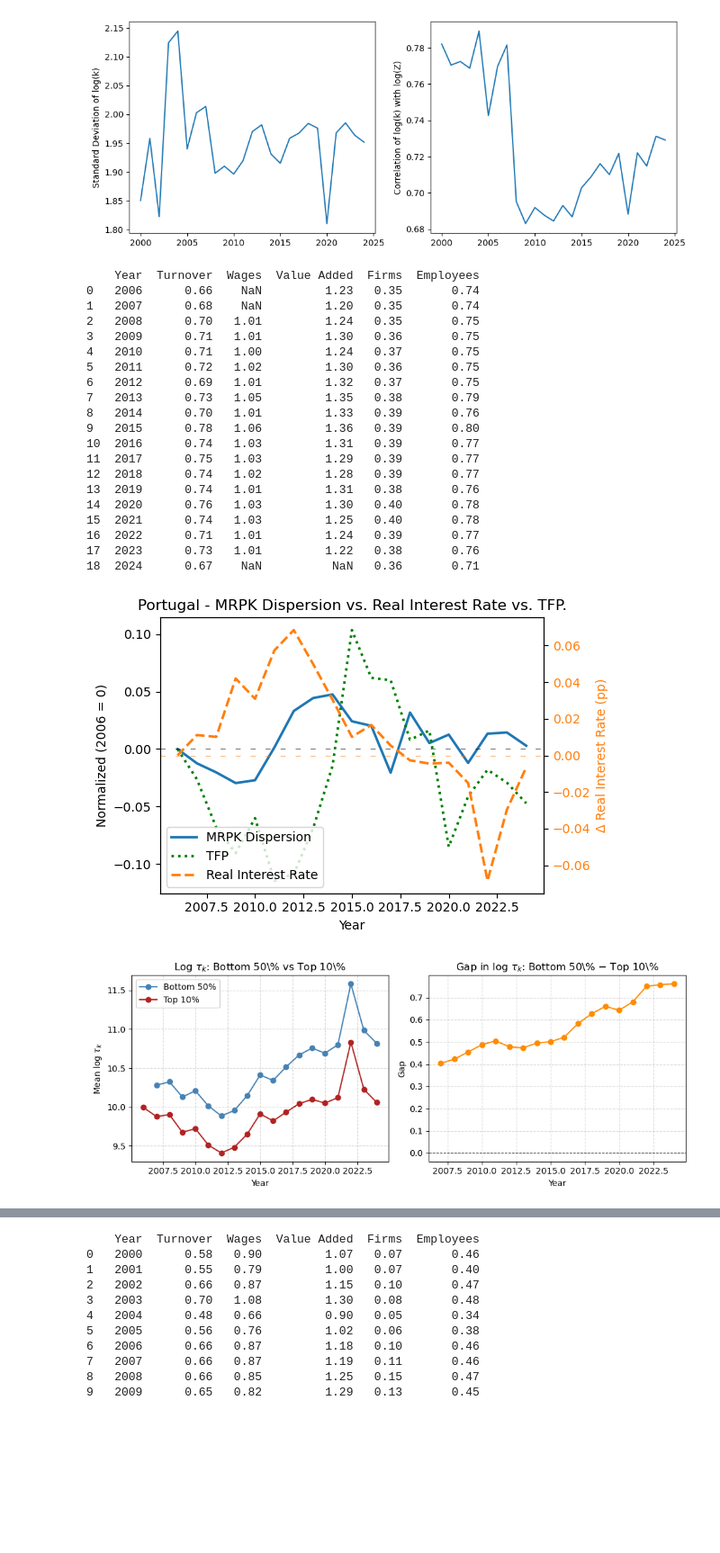
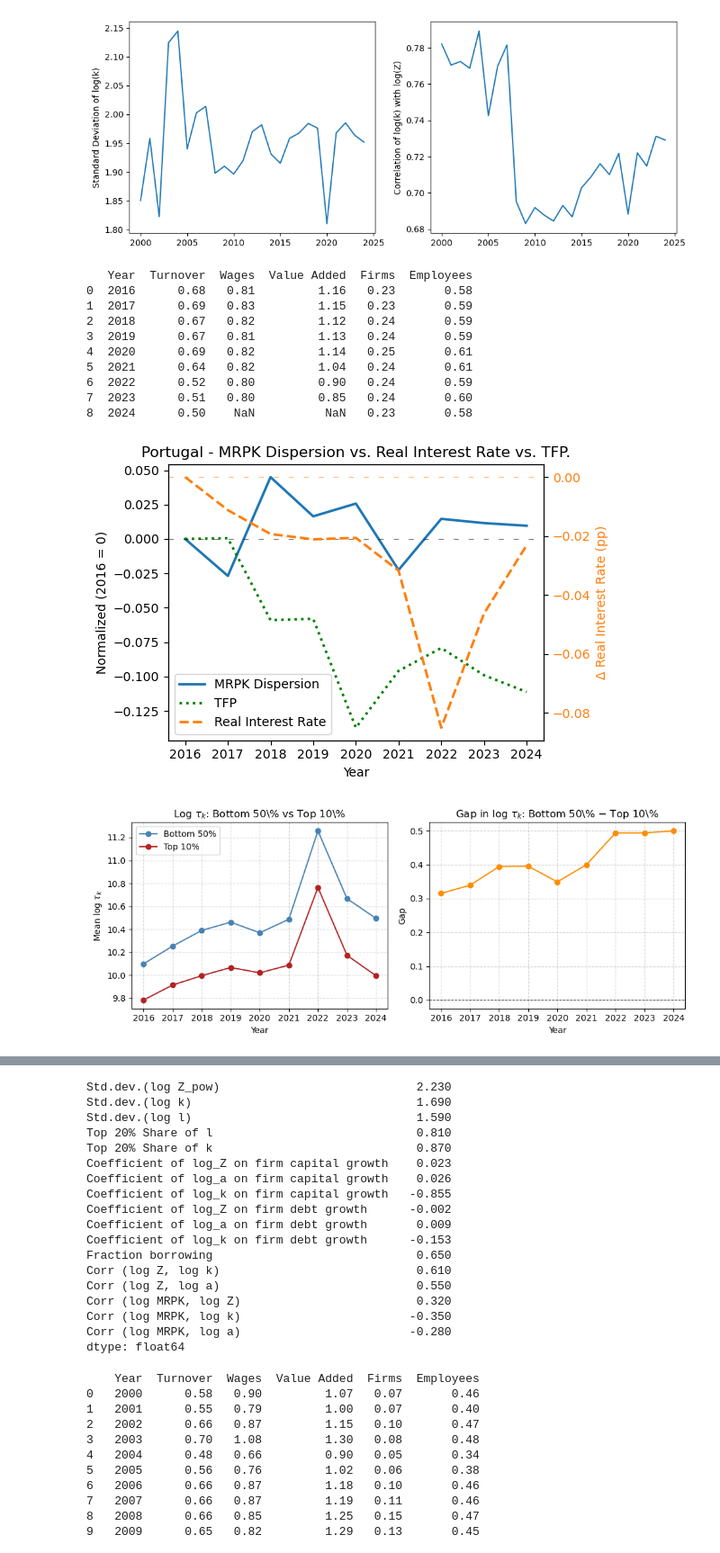
Before and after one commit to CurdinLieberherr/Master-Thesis, a Jupyter notebook: main.ipynb, the cells around one changed output, grey strips where cells are left out. Shown at 90% size. Drawn from its saved outputs; the diff is of its cells as text; code cells hidden in the pictures; blank space fills up the shorter version.

```diff
--- a/main.ipynb
+++ b/main.ipynb
@@ -35,31 +35,23 @@ moments = spain.plot_capital_tfp_moments()
 [figure]
 [figure]
 # %%
-portugal = MisallocationAnalysis('Portugal', start = 2006, end=2024)
+portugal = MisallocationAnalysis('Portugal', start = 2016, end=2024)
 print(portugal.compare_df_eurostats())
 fig = portugal.plot_mrpk_tfp_realrate()
 figtau  = portugal.plot_capital_wedges()
 moments = portugal.plot_capital_tfp_moments()
+firm_moments = portugal.estimate_all_moments()
+firm_moments
 # %% [output]
-    Year  Turnover  Wages  Value Added  Firms  Employees
-0   2006      0.66    NaN         1.23   0.35       0.74
-1   2007      0.68    NaN         1.20   0.35       0.74
-2   2008      0.70   1.01         1.24   0.35       0.75
-3   2009      0.71   1.01         1.30   0.36       0.75
-4   2010      0.71   1.00         1.24   0.37       0.75
-5   2011      0.72   1.02         1.30   0.36       0.75
-6   2012      0.69   1.01         1.32   0.37       0.75
-7   2013      0.73   1.05         1.35   0.38       0.79
-8   2014      0.70   1.01         1.33   0.39       0.76
-9   2015      0.78   1.06         1.36   0.39       0.80
-10  2016      0.74   1.03         1.31   0.39       0.77
-11  2017      0.75   1.03         1.29   0.39       0.77
-12  2018      0.74   1.02         1.28   0.39       0.77
-13  2019      0.74   1.01         1.31   0.38       0.76
-14  2020      0.76   1.03         1.30   0.40       0.78
-15  2021      0.74   1.03         1.25   0.40       0.78
-16  2022      0.71   1.01         1.24   0.39       0.77
-17  2023      0.73   1.01         1.22   0.38       0.76
-18  2024      0.67    NaN          NaN   0.36       0.71
+   Year  Turnover  Wages  Value Added  Firms  Employees
+0  2016      0.68   0.81         1.16   0.23       0.58
+1  2017      0.69   0.83         1.15   0.23       0.59
+2  2018      0.67   0.82         1.12   0.24       0.59
+3  2019      0.67   0.81         1.13   0.24       0.59
+4  2020      0.69   0.82         1.14   0.25       0.61
+5  2021      0.64   0.82         1.04   0.24       0.61
+6  2022      0.52   0.80         0.90   0.24       0.59
+7  2023      0.51   0.80         0.85   0.24       0.60
+8  2024      0.50    NaN          NaN   0.23       0.58
-[figure, old version]
+[figure, new version]
-[figure, old version]
+[figure, new version]
@@ -67,3 +59,21 @@ moments = portugal.plot_capital_tfp_moments()
+Std.dev.(log Z_pow)                            2.230
+Std.dev.(log k)                                1.690
+Std.dev.(log l)                                1.590
+Top 20% Share of l                             0.810
+Top 20% Share of k                             0.870
+Coefficient of log_Z on firm capital growth    0.023
+Coefficient of log_a on firm capital growth    0.026
+Coefficient of log_k on firm capital growth   -0.855
+Coefficient of log_Z on firm debt growth      -0.002
+Coefficient of log_a on firm debt growth       0.009
+Coefficient of log_k on firm debt growth      -0.153
+Fraction borrowing                             0.650
+Corr (log Z, log k)                            0.610
+Corr (log Z, log a)                            0.550
+Corr (log MRPK, log Z)                         0.320
+Corr (log MRPK, log k)                        -0.350
+Corr (log MRPK, log a)                        -0.280
+dtype: float64
 # %%
 italy = MisallocationAnalysis('Italy', start=2000, end=2024)
 print(italy.compare_df_eurostats())
```
Also changed, not shown: parts of 1 cell of this notebook, 4 other files.
